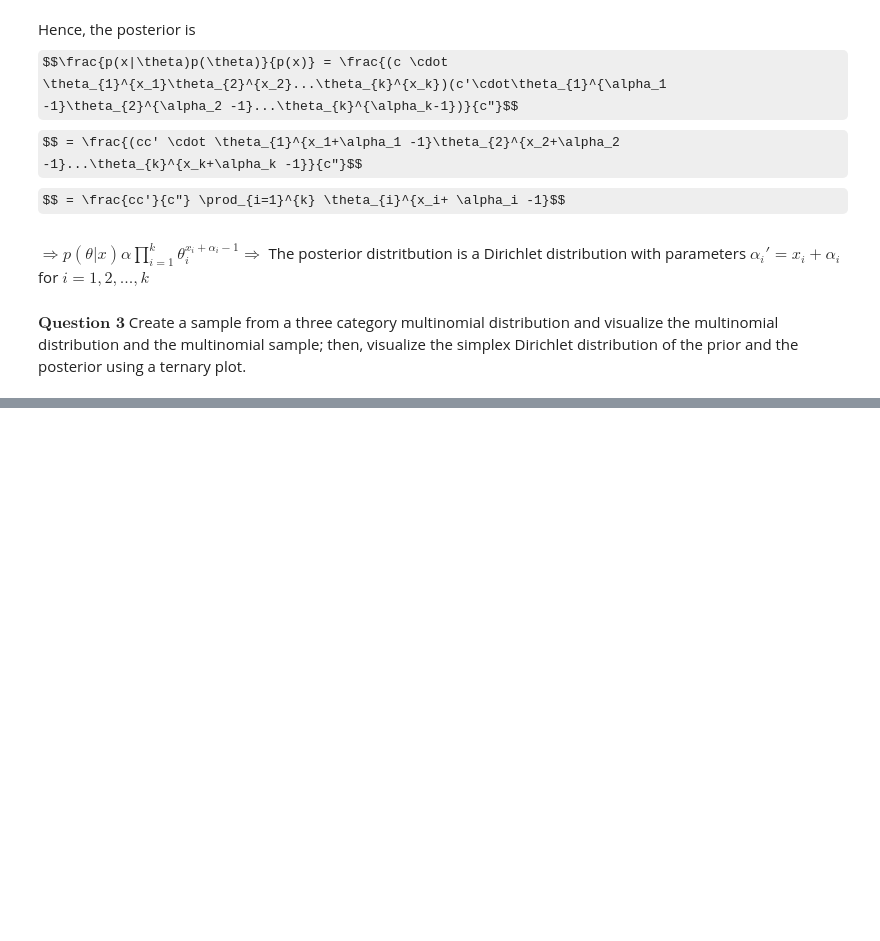
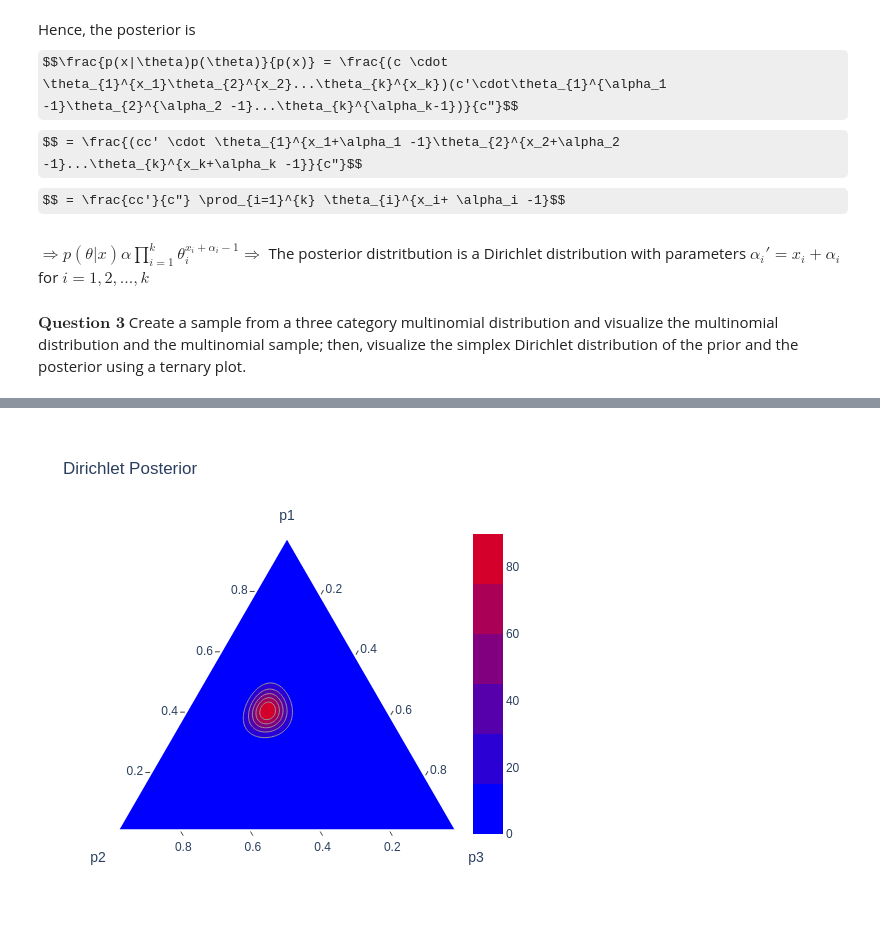
Before and after one commit to Anneige/STA365, a Jupyter notebook: STA365_HW1-2.ipynb, the cells around one changed output, grey strips where cells are left out. Cells and saved outputs as stored; diff of their text form; code cells hidden in the pictures; some formulas as TeX source; blank space fills up the shorter version.

```diff
--- a/STA365_HW1-2.ipynb
+++ b/STA365_HW1-2.ipynb
@@ -131,0 +103,17 @@ fig_posterior.show()
+# %%
+# Step 4: Compute and Visualize the Posterior Dirichlet
+alpha_posterior = alpha_prior + sample  # Update prior with observed counts
+dirichlet_posterior = stats.dirichlet(alpha=alpha_posterior)
+dirichlet_posterior_densities = dirichlet_posterior.pdf(p.T)
+
+# Plot Dirichlet posterior using ternary plot
+fig_posterior = ff.create_ternary_contour(
+    p.T, dirichlet_posterior_densities,
+    pole_labels=['p1', 'p2', 'p3'],
+    interp_mode='cartesian',
+    showscale=True
+)
+fig_posterior.update_layout(title="Dirichlet Posterior")
+fig_posterior.show('png')
+# %% [output]
+[figure, added]
```
Also changed, not shown: parts of 4 cells of this notebook.
